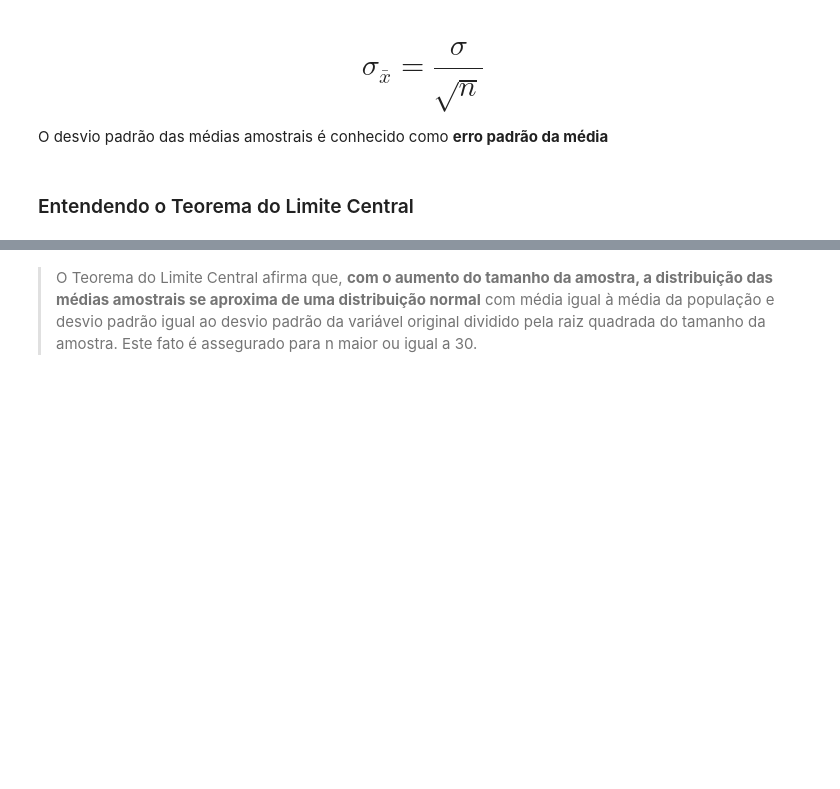
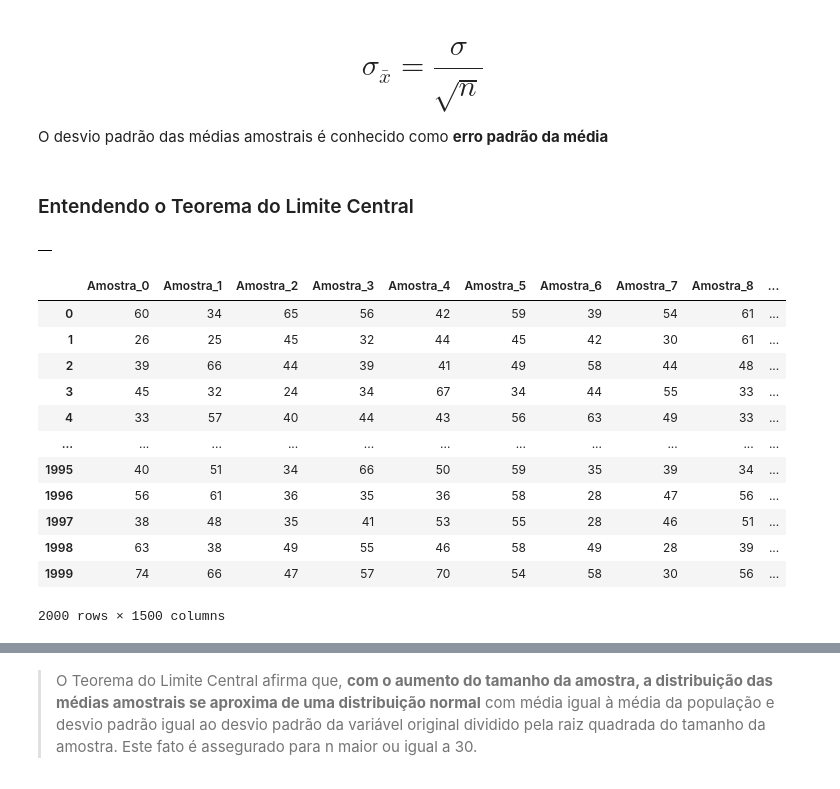
Before and after one commit to FerrazBruno/estatistica-com-python-parte-2, a Jupyter notebook: Curso_de_Estatística_Parte_2.ipynb, the cells around one changed output, grey strips where cells are left out. Drawn from its saved outputs; the diff is of its cells as text; code cells hidden in the pictures; blank space fills up the shorter version.

```diff
--- a/Curso_de_Estatística_Parte_2.ipynb
+++ b/Curso_de_Estatística_Parte_2.ipynb
@@ -733,0 +1025,26 @@ O desvio padrão das médias amostrais é conhecido como **erro padrão da médi
+# %%
+amostras = pd.DataFrame()
+amostras
+# %% [output]
+|  |
+# %%
+for i in range(total_de_amostras):
+    _ = dados.Idade.sample(n)
+    _.index = range(0, len(_))
+    amostras['Amostra_' + str(i)] = _
+
+amostras
+# %% [output]
+|  | Amostra_0 | Amostra_1 | Amostra_2 | Amostra_3 | Amostra_4 | Amostra_5 | Amostra_6 | Amostra_7 | Amostra_8 | ... |
+| 0 | 60 | 34 | 65 | 56 | 42 | 59 | 39 | 54 | 61 | ... |
+| 1 | 26 | 25 | 45 | 32 | 44 | 45 | 42 | 30 | 61 | ... |
+| 2 | 39 | 66 | 44 | 39 | 41 | 49 | 58 | 44 | 48 | ... |
+| 3 | 45 | 32 | 24 | 34 | 67 | 34 | 44 | 55 | 33 | ... |
+| 4 | 33 | 57 | 40 | 44 | 43 | 56 | 63 | 49 | 33 | ... |
+| ... | ... | ... | ... | ... | ... | ... | ... | ... | ... | ... |
+| 1995 | 40 | 51 | 34 | 66 | 50 | 59 | 35 | 39 | 34 | ... |
+| 1996 | 56 | 61 | 36 | 35 | 36 | 58 | 28 | 47 | 56 | ... |
+| 1997 | 38 | 48 | 35 | 41 | 53 | 55 | 28 | 46 | 51 | ... |
+| 1998 | 63 | 38 | 49 | 55 | 46 | 58 | 49 | 28 | 39 | ... |
+| 1999 | 74 | 66 | 47 | 57 | 70 | 54 | 58 | 30 | 56 | ... |
+2000 rows × 1500 columns
```
Also changed, not shown: parts of 79 cells of this notebook.
